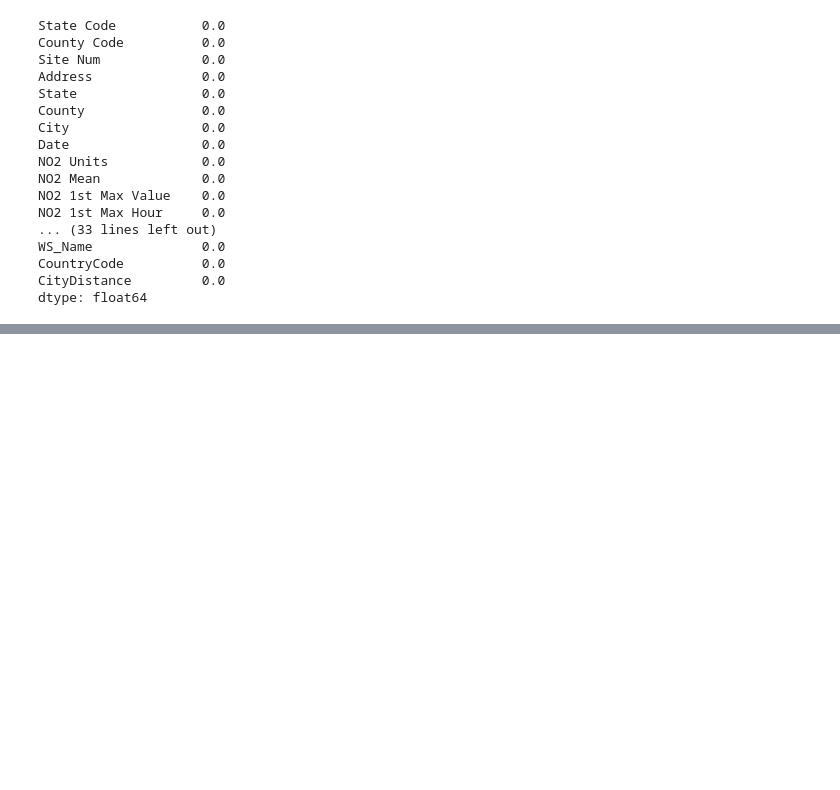
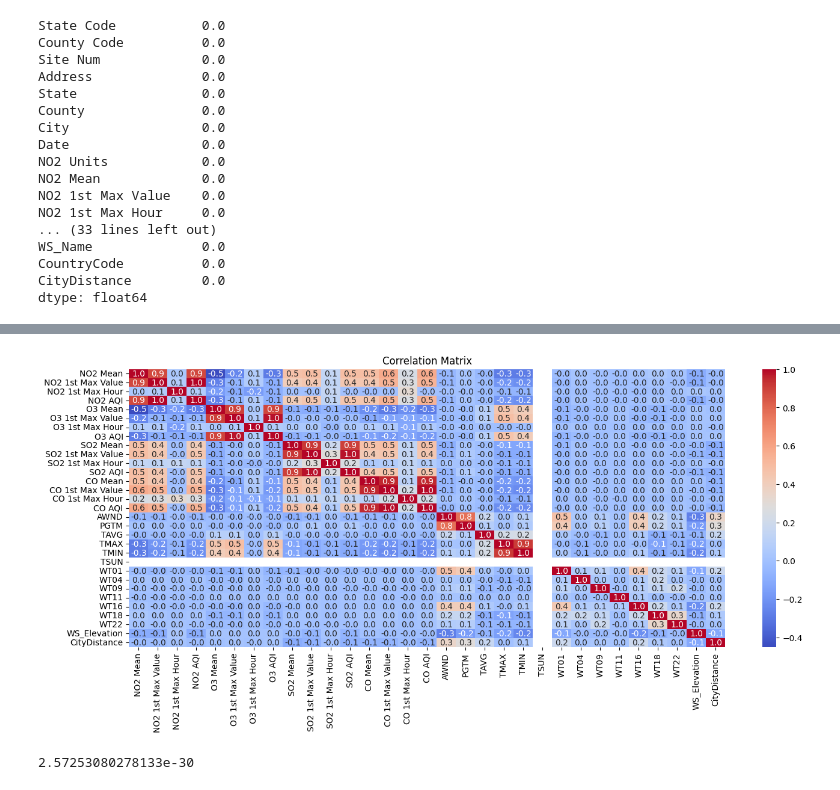
Before and after one commit to tamikamqhum/March_Team_Project, a Jupyter notebook: jupyter_notebooks/PG_Notebook_Weather_laststep.ipynb, the cells around one changed output, grey strips where cells are left out. Drawn from its saved outputs; the diff is of its cells as text; code cells hidden in the pictures; blank space fills up the shorter version.

```diff
--- a/jupyter_notebooks/PG_Notebook_Weather_laststep.ipynb
+++ b/jupyter_notebooks/PG_Notebook_Weather_laststep.ipynb
@@ -202,0 +257,74 @@ merged_data.to_csv('Outputs/Merged_Data_PG_1.zip', index=False)
+# %%
+# Use scikit learn to apply transformations to the data to standardise the data and correct skewness
+from sklearn.preprocessing import StandardScaler
+from sklearn.preprocessing import PowerTransformer
+from sklearn.compose import ColumnTransformer
+from sklearn.pipeline import Pipeline
+
+# create a list of numeric columns
+numeric_columns = merged_data.select_dtypes(include=['float64', 'int64']).columns
+# drop WS_Latitude, WS_Longitude from numeric_columns
+numeric_columns = numeric_columns.drop(['WS_Latitude', 'WS_Longitude'])
+
+# create a list of columns with skewness greater than 1
+skewness = merged_data[numeric_columns].skew()
+skewness = skewness[skewness > 1]
+skewness
+
+# apply power transformer to columns with skewness greater than 1
+power_transformer = PowerTransformer()
+merged_data[skewness.index] = power_transformer.fit_transform(merged_data[skewness.index])
+
+# apply standard scaler to all numeric columns
+scaler = StandardScaler()
+merged_data[numeric_columns] = scaler.fit_transform(merged_data[numeric_columns])
+
+# perform correlation matrix again
+correlation_matrix2 = merged_data[numeric_columns].corr()
+correlation_matrix2 = correlation_matrix2.round(2)
+correlation_matrix2
+
+# Create a visualisation of correlation matrix using seaborn heatmap with negatives being reds and positives being blues
+plt.figure(figsize=(16, 6))
+sns.heatmap(correlation_matrix2, annot=True, cmap='coolwarm', fmt=".1f")
+plt.title('Correlation Matrix')
+plt.show()
+# %% [output]
+[figure, added]
+# %%
+# preform a linear regression on the data to predict the pollution level
+from sklearn.linear_model import LinearRegression
+from sklearn.model_selection import train_test_split
+from sklearn.metrics import mean_squared_error
+
+# create a list of numeric columns
+numeric_columns = merged_data.select_dtypes(include=['float64', 'int64']).columns
+# drop WS_Latitude, WS_Longitude from numeric_columns
+numeric_columns = numeric_columns.drop(['WS_Latitude', 'WS_Longitude'])
+
+# split data into features and target
+X = merged_data[numeric_columns]
+y = merged_data['NO2 AQI']
+
+# split data into training and testing data
+X_train, X_test, y_train, y_test = train_test_split(X, y, test_size=0.2, random_state=42)
+
+# create a linear regression model
+model = LinearRegression()
+model.fit(X_train, y_train)
+
+# predict the target using the model
+y_pred = model.predict(X_test)
+
+# calculate the mean squared error
+mse = mean_squared_error(y_test, y_pred)
+mse
+
+# save the model
+import joblib
+
+joblib.dump(model, 'Outputs/Linear_Regression_Model.pkl')
+
+mse
+# %% [output]
+2.57253080278133e-30
```
Also changed, not shown: parts of 4 cells of this notebook, 3 other files.
